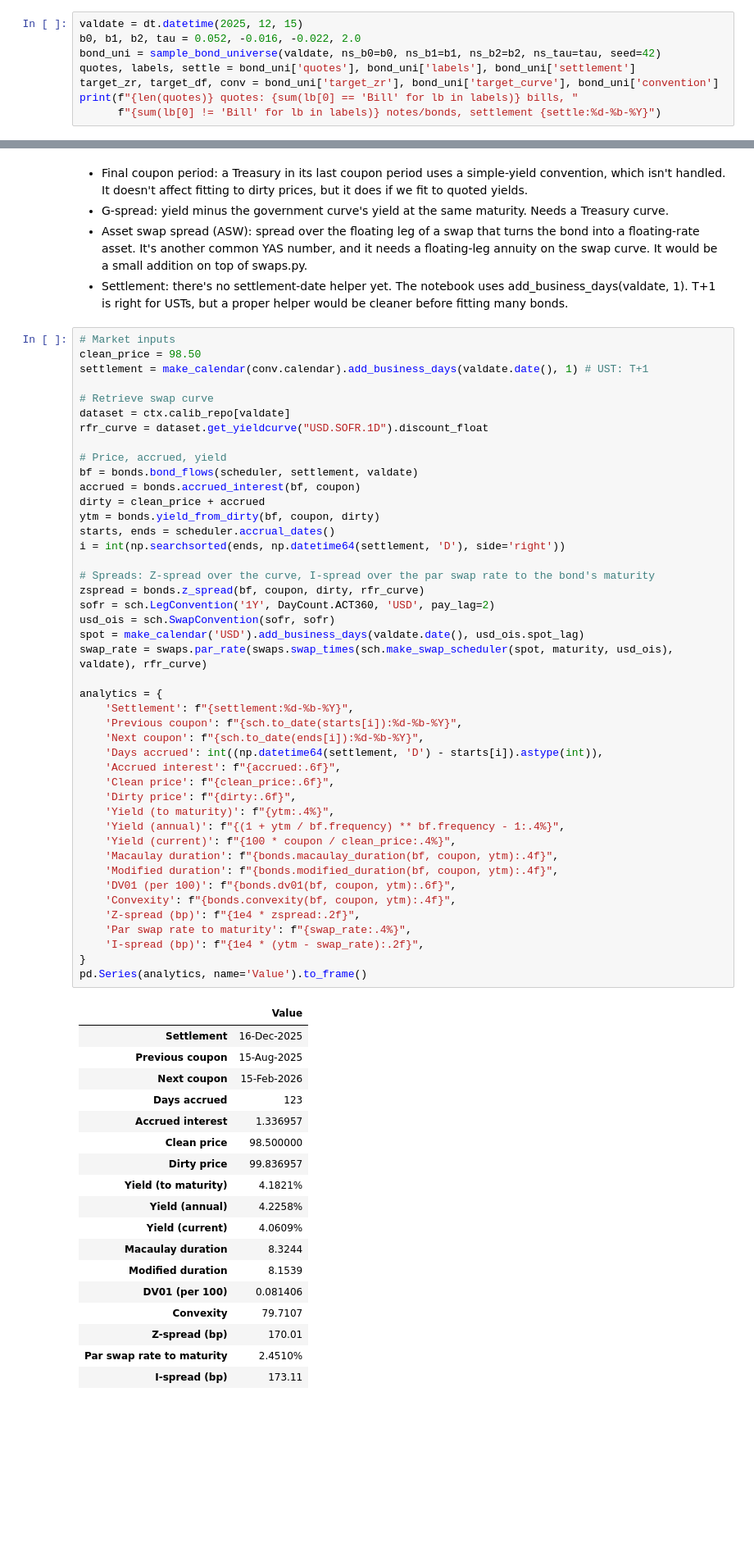
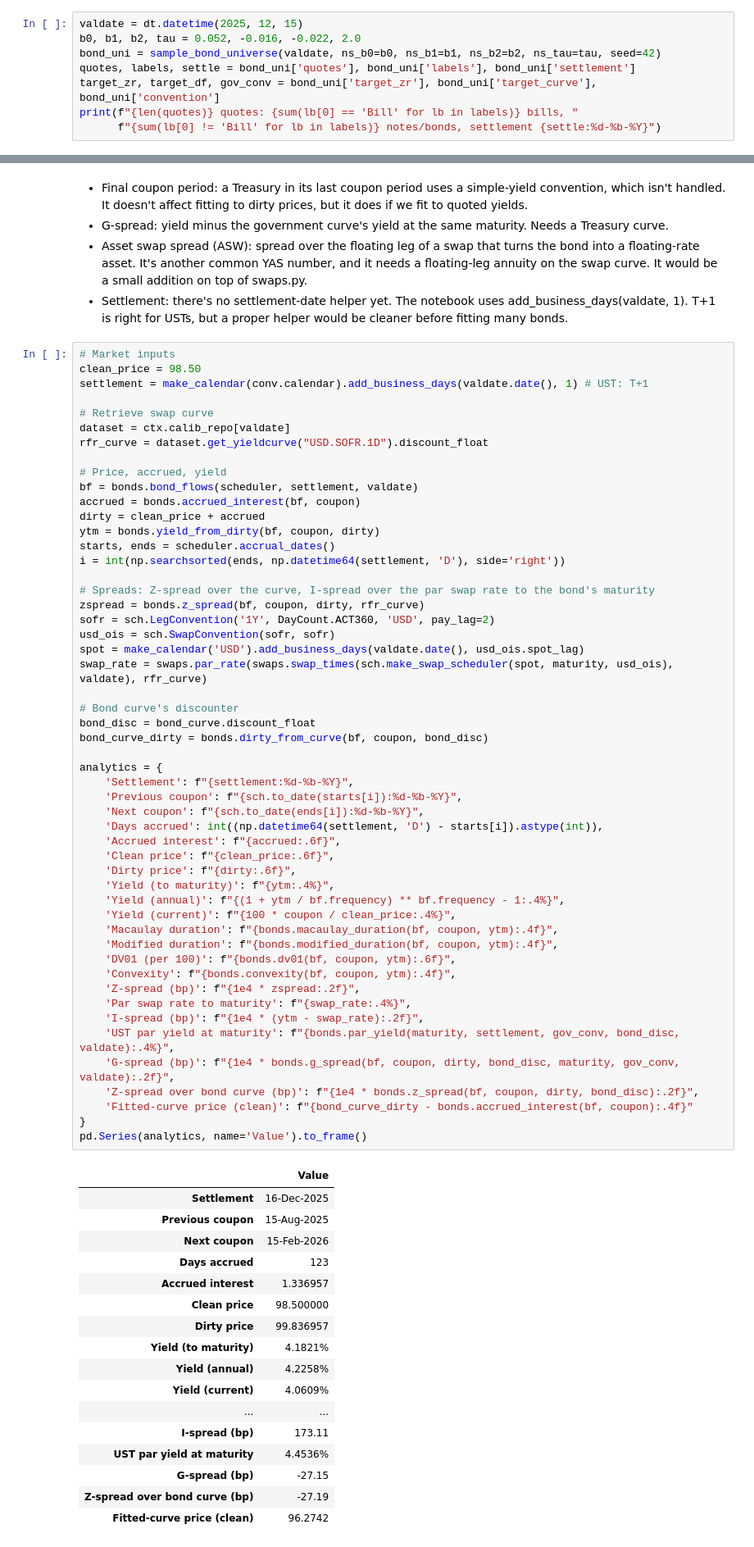
Before and after one commit to sebgur/SDev.Python, a Jupyter notebook: notebooks/rates/bonds.ipynb, the cells around one changed output, grey strips where cells are left out. Shown at 82% size. Saved outputs shown, nothing was run; the diff lists cells and outputs as text; blank space fills up the shorter version.

Commit message:
adding g-spread

```diff
--- a/notebooks/rates/bonds.ipynb
+++ b/notebooks/rates/bonds.ipynb
@@ -35,7 +33,7 @@ valdate = dt.datetime(2025, 12, 15)
 b0, b1, b2, tau = 0.052, -0.016, -0.022, 2.0
 bond_uni = sample_bond_universe(valdate, ns_b0=b0, ns_b1=b1, ns_b2=b2, ns_tau=tau, seed=42)
 quotes, labels, settle = bond_uni['quotes'], bond_uni['labels'], bond_uni['settlement']
-target_zr, target_df, conv = bond_uni['target_zr'], bond_uni['target_curve'], bond_uni['convention']
+target_zr, target_df, gov_conv = bond_uni['target_zr'], bond_uni['target_curve'], bond_uni['convention']
 print(f"{len(quotes)} quotes: {sum(lb[0] == 'Bill' for lb in labels)} bills, "
       f"{sum(lb[0] != 'Bill' for lb in labels)} notes/bonds, settlement {settle:%d-%b-%Y}")
 # %% [output]
@@ -213,45 +211,52 @@ usd_ois = sch.SwapConvention(sofr, sofr)
 spot = make_calendar('USD').add_business_days(valdate.date(), usd_ois.spot_lag)
 swap_rate = swaps.par_rate(swaps.swap_times(sch.make_swap_scheduler(spot, maturity, usd_ois), valdate), rfr_curve)
 
+# Bond curve's discounter
+bond_disc = bond_curve.discount_float
+bond_curve_dirty = bonds.dirty_from_curve(bf, coupon, bond_disc)
+
 analytics = {
     'Settlement': f"{settlement:%d-%b-%Y}",
     'Previous coupon': f"{sch.to_date(starts[i]):%d-%b-%Y}",
     'Next coupon': f"{sch.to_date(ends[i]):%d-%b-%Y}",
     'Days accrued': int((np.datetime64(settlement, 'D') - starts[i]).astype(int)),
     'Accrued interest': f"{accrued:.6f}",
     'Clean price': f"{clean_price:.6f}",
     'Dirty price': f"{dirty:.6f}",
     'Yield (to maturity)': f"{ytm:.4%}",
     'Yield (annual)': f"{(1 + ytm / bf.frequency) ** bf.frequency - 1:.4%}",
     'Yield (current)': f"{100 * coupon / clean_price:.4%}",
     'Macaulay duration': f"{bonds.macaulay_duration(bf, coupon, ytm):.4f}",
     'Modified duration': f"{bonds.modified_duration(bf, coupon, ytm):.4f}",
     'DV01 (per 100)': f"{bonds.dv01(bf, coupon, ytm):.6f}",
     'Convexity': f"{bonds.convexity(bf, coupon, ytm):.4f}",
     'Z-spread (bp)': f"{1e4 * zspread:.2f}",
     'Par swap rate to maturity': f"{swap_rate:.4%}",
     'I-spread (bp)': f"{1e4 * (ytm - swap_rate):.2f}",
+    'UST par yield at maturity': f"{bonds.par_yield(maturity, settlement, gov_conv, bond_disc, valdate):.4%}",
+    'G-spread (bp)': f"{1e4 * bonds.g_spread(bf, coupon, dirty, bond_disc, maturity, gov_conv, valdate):.2f}",
+    'Z-spread over bond curve (bp)': f"{1e4 * bonds.z_spread(bf, coupon, dirty, bond_disc):.2f}",
+    'Fitted-curve price (clean)': f"{bond_curve_dirty - bonds.accrued_interest(bf, coupon):.4f}"
 }
 pd.Series(analytics, name='Value').to_frame()
 # %% [output]
 |  | Value |
 | Settlement | 16-Dec-2025 |
 | Previous coupon | 15-Aug-2025 |
 | Next coupon | 15-Feb-2026 |
 | Days accrued | 123 |
 | Accrued interest | 1.336957 |
 | Clean price | 98.500000 |
 | Dirty price | 99.836957 |
 | Yield (to maturity) | 4.1821% |
 | Yield (annual) | 4.2258% |
 | Yield (current) | 4.0609% |
-| Macaulay duration | 8.3244 |
-| Modified duration | 8.1539 |
-| DV01 (per 100) | 0.081406 |
-| Convexity | 79.7107 |
-| Z-spread (bp) | 170.01 |
-| Par swap rate to maturity | 2.4510% |
+| ... | ... |
 | I-spread (bp) | 173.11 |
+| UST par yield at maturity | 4.4536% |
+| G-spread (bp) | -27.15 |
+| Z-spread over bond curve (bp) | -27.19 |
+| Fitted-curve price (clean) | 96.2742 |
 # %%
 # Remaining cash-flows at settlement
 amounts = bonds.cashflows(bf, coupon)
```
Also changed, not shown: parts of 6 cells of this notebook, 1 other file.
